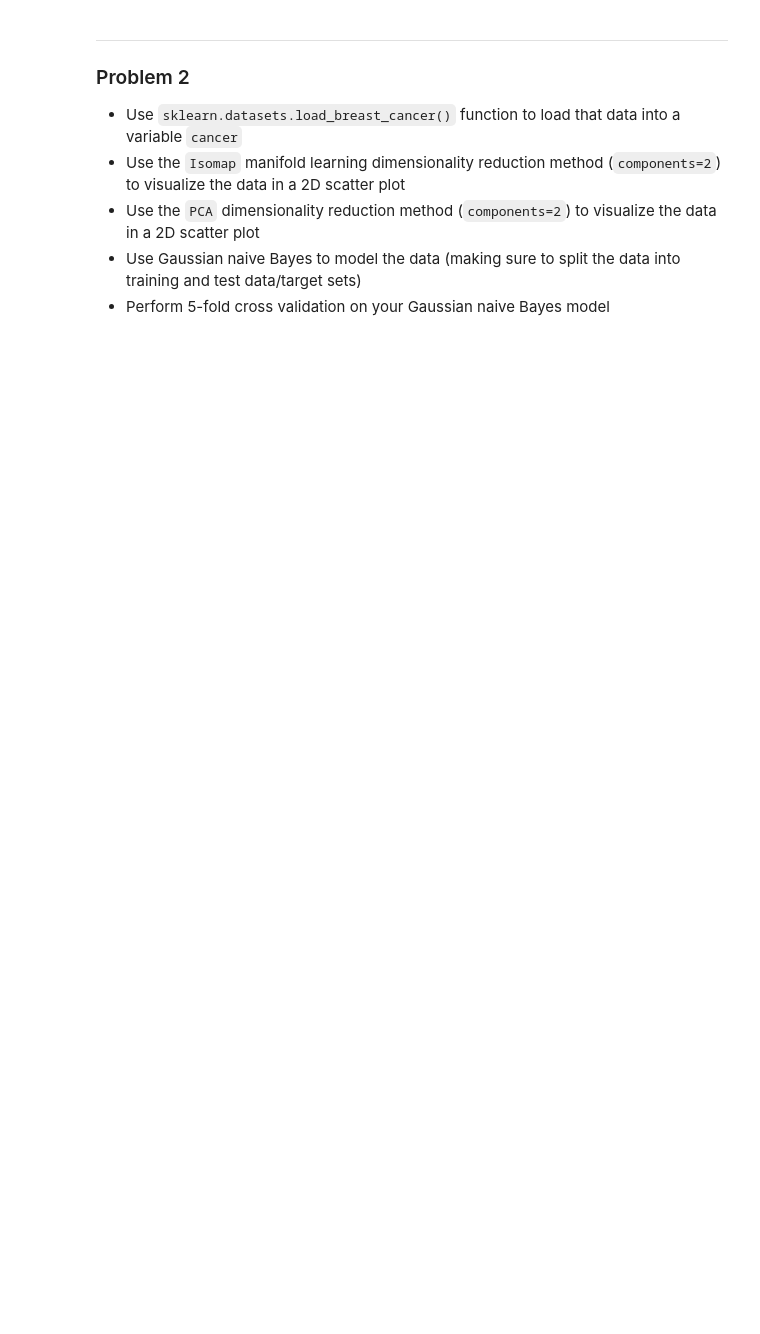
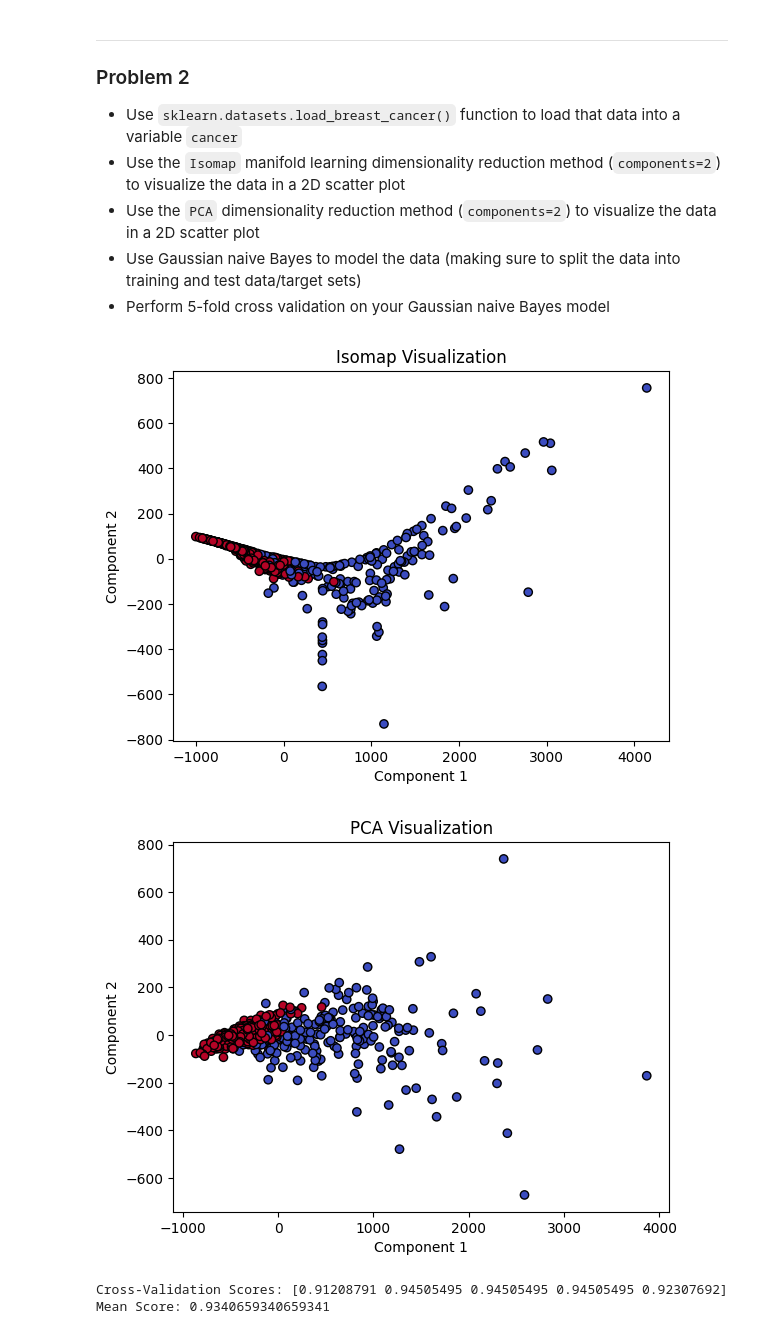
Before and after one commit to bosstheo14/Belhavencs3, a Jupyter notebook: lab8-intro-scikit.ipynb, the cells around one changed output. Saved outputs shown, nothing was run; the diff lists cells and outputs as text; code cells hidden in the pictures; blank space fills up the shorter version.

```diff
--- a/lab8-intro-scikit.ipynb
+++ b/lab8-intro-scikit.ipynb
@@ -45,3 +83,48 @@ Based on your plot, would you say that a linear model is satisfactory for predic
 - Use the `PCA` dimensionality reduction method (`components=2`) to visualize the data in a 2D scatter plot
 - Use Gaussian naive Bayes to model the data (making sure to split the data into training and test data/target sets)
 - Perform 5-fold cross validation on your Gaussian naive Bayes model
+# %%
+import pandas as pd
+import seaborn as sns
+import matplotlib.pyplot as plt
+from sklearn.datasets import load_breast_cancer
+from sklearn.decomposition import PCA
+from sklearn.manifold import Isomap
+from sklearn.model_selection import train_test_split, cross_val_score
+from sklearn.naive_bayes import GaussianNB
+
+# Load dataset
+cancer = load_breast_cancer()
+X, y = cancer.data, cancer.target
+
+# Isomap visualization
+isomap = Isomap(n_components=2)
+X_isomap = isomap.fit_transform(X)
+plt.scatter(X_isomap[:, 0], X_isomap[:, 1], c=y, cmap='coolwarm', edgecolor='k')
+plt.title('Isomap Visualization')
+plt.xlabel('Component 1')
+plt.ylabel('Component 2')
+plt.show()
+
+# PCA visualization
+pca = PCA(n_components=2)
+X_pca = pca.fit_transform(X)
+plt.scatter(X_pca[:, 0], X_pca[:, 1], c=y, cmap='coolwarm', edgecolor='k')
+plt.title('PCA Visualization')
+plt.xlabel('Component 1')
+plt.ylabel('Component 2')
+plt.show()
+
+# Split data
+X_train, X_test, y_train, y_test = train_test_split(X, y, test_size=0.2, random_state=42)
+
+# Gaussian Naive Bayes
+model = GaussianNB()
+scores = cross_val_score(model, X_train, y_train, cv=5)
+print('Cross-Validation Scores:', scores)
+print('Mean Score:', scores.mean())
+# %% [output]
+[figure, added]
+[figure, added]
+Cross-Validation Scores: [0.91208791 0.94505495 0.94505495 0.94505495 0.92307692]
+Mean Score: 0.9340659340659341
```
Also changed, not shown: parts of 1 cell of this notebook.
